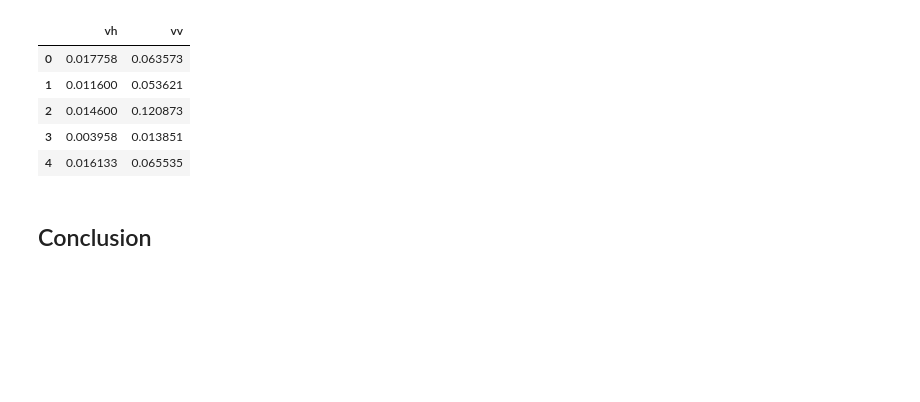
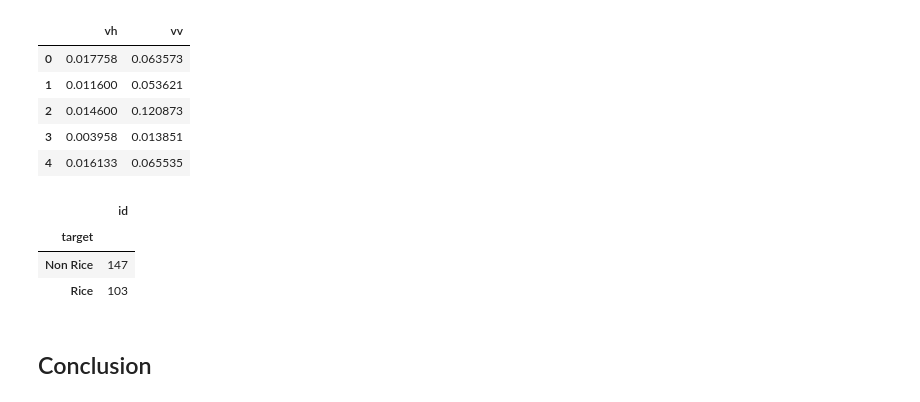
Before and after one commit to marcellinus-witarsah/2023-ey-open-science-data-challenge, a Jupyter notebook: notebooks/vv-vh/20230302-vv-vh-bbox-1x1-median-1-year-interval.ipynb, the cells around one changed output. Cells and saved outputs as stored; diff of their text form; code cells hidden in the pictures; blank space fills up the shorter version.

```diff
--- a/notebooks/vv-vh/20230302-vv-vh-bbox-1x1-median-1-year-interval.ipynb
+++ b/notebooks/vv-vh/20230302-vv-vh-bbox-1x1-median-1-year-interval.ipynb
@@ -302,10 +434,12 @@ From the above, we see that the model is able to achieve an F1 score of <b>0.57<
+# %%
+rf_best_model = rf_random.best_estimator_
 # %% [markdown]
 ## Submission
 # %% [markdown]
 Once you are happy with your model, you can make a submission. To make a submission, you will need to use your model to make predictions about the presence of rice crops for a set of test coordinates we have provided in the <a href="https://challenge.ey.com/api/v1/storage/admin-files/6847912254281276-63ca8b5ab12e510013520e2b-challenge_1_submission_template.csv"><b>"challenge_1_submission_template.csv"</b></a> file and upload the file onto the challenge platform.
 # %%
 #Reading the coordinates for the submission
-test_file = pd.read_csv('../data/challenge_1_submission_template.csv')
+test_file = pd.read_csv('../../data/challenge_1_submission_template.csv')
 test_file = test_file.rename(columns={"id": "Latitude and Longitude"})
 test_file
 # %% [output]
@@ -341,10 +475,10 @@ test_file
 #     data.to_netcdf(os.path.join(directory, coordinates+".nc"))
 # %%
 ## Function call to extract VV,VH Values
-directory = "../data/test/sentinel-1-rtc/1-year-202111-202211/vh-vv-1x1/"
+directory = "../../data/test/sentinel-1-rtc/1-year-202111-202211/vh-vv-1x1/"
 assests = ['vh','vv']
 vh_vv = []
-c = 0
+
 for coordinates in tqdm(test_file['Latitude and Longitude']):
     data = xr.open_dataset(directory + coordinates + ".nc")
     median = data.median(dim=['time']).compute()
@@ -368,10 +502,17 @@ submission_vh_vv_data = submission_vh_vv_data.values
 transformed_submission_data = sc.transform(submission_vh_vv_data)
 # %%
 #Making predictions
-final_predictions = model.predict(transformed_submission_data)
+final_predictions = rf_best_model.predict(transformed_submission_data)
 final_prediction_series = pd.Series(final_predictions)
 # %%
 #Combining the results into dataframe
 submission_df = pd.DataFrame({'id':test_file['Latitude and Longitude'].values, 'target':final_prediction_series.values})
+# %%
+submission_df.groupby('target').count()
+# %% [output]
+|  | id |
+| target |  |
+| Non Rice | 147 |
+| Rice | 103 |
 # %%
 #Dumping the predictions into a csv file.
```
Also changed, not shown: parts of 33 cells of this notebook, 3 other files.
